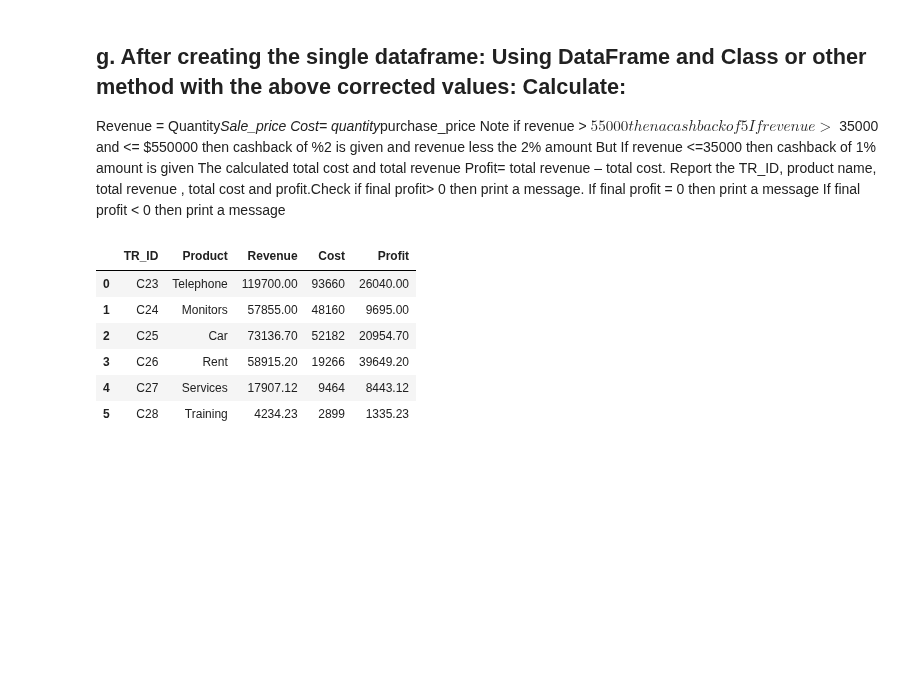
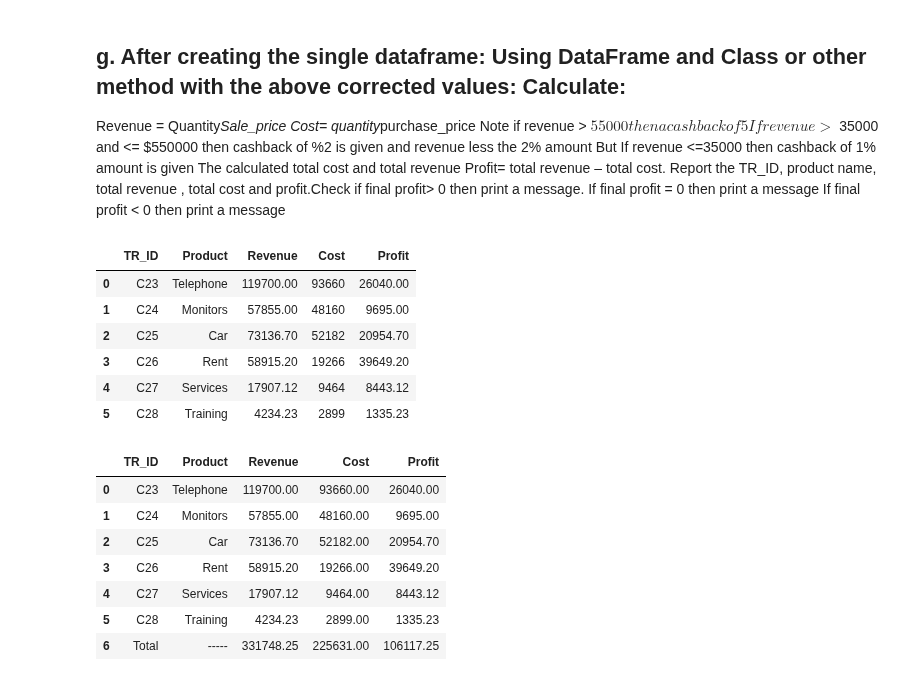
Before and after one commit to Ri-Dearg/data-analytics-dbs, a Jupyter notebook: programming/ca2/ca2_prog.ipynb, the cells around one changed output. Cells and saved outputs as stored; diff of their text form; code cells hidden in the pictures; blank space fills up the shorter version.

Commit message:
feat(progCA2): add total row to frame

```diff
--- a/programming/ca2/ca2_prog.ipynb
+++ b/programming/ca2/ca2_prog.ipynb
@@ -44,6 +44,25 @@ class DataFrameManager:
 
         frame[col] = to_add
         return frame
+
+    def calculate_total(self, frame: DataFrame) -> None:
+        """Calculate the total slaes, cost and profit of products.
+
+        Args:
+            frame (DataFrame): The frame to use for calucaltions.
+
+        Returns:
+            _type_: A merged frame of the old with the total columns.
+
+        """
+        totals_frame = (
+            frame.select_dtypes(include=['number']).sum().to_frame().T
+        )
+
+        totals_frame.insert(0, 'TR_ID', 'Total')
+        totals_frame.insert(1, 'Product', '-----')
+
+        return concat([frame, totals_frame], ignore_index=True)
 
     def create_finance_frame(self, frame: DataFrame) -> DataFrame:
         """Create a new DataFrame with financial statistics.
@@ -342,3 +362,17 @@ dbase4_finances.style.format({'Revenue': '{:.2f}', 'Profit': '{:.2f}'})
 | 3 | C26 | Rent | 58915.20 | 19266 | 39649.20 |
 | 4 | C27 | Services | 17907.12 | 9464 | 8443.12 |
 | 5 | C28 | Training | 4234.23 | 2899 | 1335.23 |
+# %%
+totals_dict = dict_df_db.calculate_total(dbase4_finances)
+totals_dict.style.format(
+    {'Revenue': '{:.2f}', 'Cost': '{:.2f}', 'Profit': '{:.2f}'},
+)
+# %% [output]
+|  | TR_ID | Product | Revenue | Cost | Profit |
+| 0 | C23 | Telephone | 119700.00 | 93660.00 | 26040.00 |
+| 1 | C24 | Monitors | 57855.00 | 48160.00 | 9695.00 |
+| 2 | C25 | Car | 73136.70 | 52182.00 | 20954.70 |
+| 3 | C26 | Rent | 58915.20 | 19266.00 | 39649.20 |
+| 4 | C27 | Services | 17907.12 | 9464.00 | 8443.12 |
+| 5 | C28 | Training | 4234.23 | 2899.00 | 1335.23 |
+| 6 | Total | ----- | 331748.25 | 225631.00 | 106117.25 |
```
Also changed, not shown: parts of 2 cells of this notebook.
